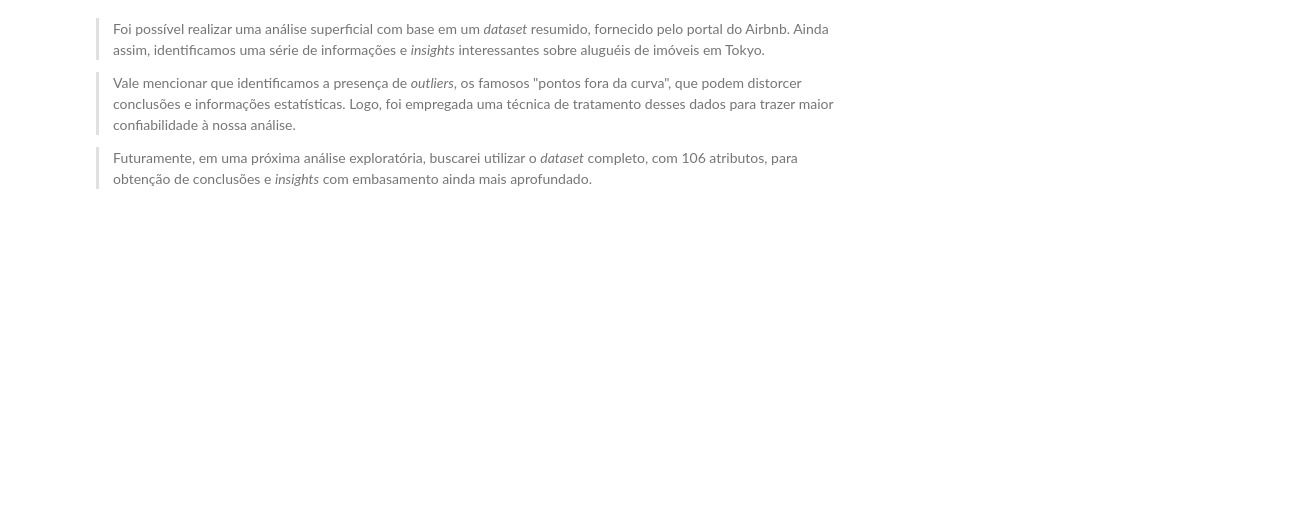
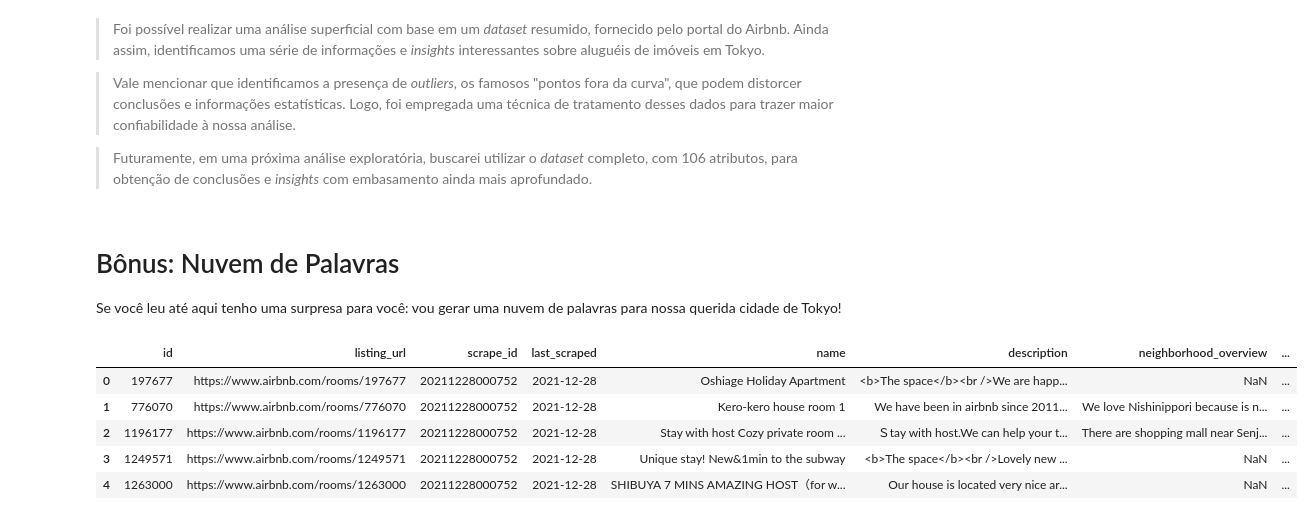
Before and after one commit to Pedro1-21GW/sigmoidal, a Jupyter notebook: Projeto_1_Analisando_os_Dados_do_Airbnb_(Tokyo).ipynb, the cells around one changed output. Saved outputs shown, nothing was run; the diff lists cells and outputs as text; code cells hidden in the pictures; blank space fills up the shorter version.

```diff
--- a/Projeto_1_Analisando_os_Dados_do_Airbnb_(Tokyo).ipynb
+++ b/Projeto_1_Analisando_os_Dados_do_Airbnb_(Tokyo).ipynb
@@ -572,3 +592,6 @@ Vemos que a média de noites mínimas calculada é de aproximadamente 1.41, o qu
 > Vale mencionar que identificamos a presença de *outliers*, os famosos "pontos fora da curva", que podem distorcer conclusões e informações estatísticas. Logo, foi empregada uma técnica de tratamento desses dados para trazer maior confiabilidade à nossa análise.
 
 > Futuramente, em uma próxima análise exploratória, buscarei utilizar o *dataset* completo, com 106 atributos, para obtenção de conclusões e *insights* com embasamento ainda mais aprofundado.
+# %% [markdown]
+# Bônus: Nuvem de Palavras
+Se você leu até aqui tenho uma surpresa para você: vou gerar uma nuvem de palavras para nossa querida cidade de Tokyo!
@@ -574,0 +604,11 @@ Vemos que a média de noites mínimas calculada é de aproximadamente 1.41, o qu
+# %%
+DATAPATH = "http://data.insideairbnb.com/japan/kant%C5%8D/tokyo/2021-12-28/data/listings.csv.gz"
+df = pd.read_csv(DATAPATH)
+df.head()
+# %% [output]
+|  | id | listing_url | scrape_id | last_scraped | name | description | neighborhood_overview | ... |
+| 0 | 197677 | https://www.airbnb.com/rooms/197677 | 20211228000752 | 2021-12-28 | Oshiage Holiday Apartment | <b>The space</b><br />We are happ... | NaN | ... |
+| 1 | 776070 | https://www.airbnb.com/rooms/776070 | 20211228000752 | 2021-12-28 | Kero-kero house room 1 | We have been in airbnb since 2011... | We love Nishinippori because is n... | ... |
+| 2 | 1196177 | https://www.airbnb.com/rooms/1196177 | 20211228000752 | 2021-12-28 | Stay with host Cozy private room ... | Ｓtay with host.We can help your t... | There are shopping mall near Senj... | ... |
+| 3 | 1249571 | https://www.airbnb.com/rooms/1249571 | 20211228000752 | 2021-12-28 | Unique stay! New&1min to the subway | <b>The space</b><br />Lovely new ... | NaN | ... |
+| 4 | 1263000 | https://www.airbnb.com/rooms/1263000 | 20211228000752 | 2021-12-28 | SHIBUYA 7 MINS AMAZING HOST（for w... | Our house is located very nice ar... | NaN | ... |
```
Also changed, not shown: parts of 11 cells of this notebook.
